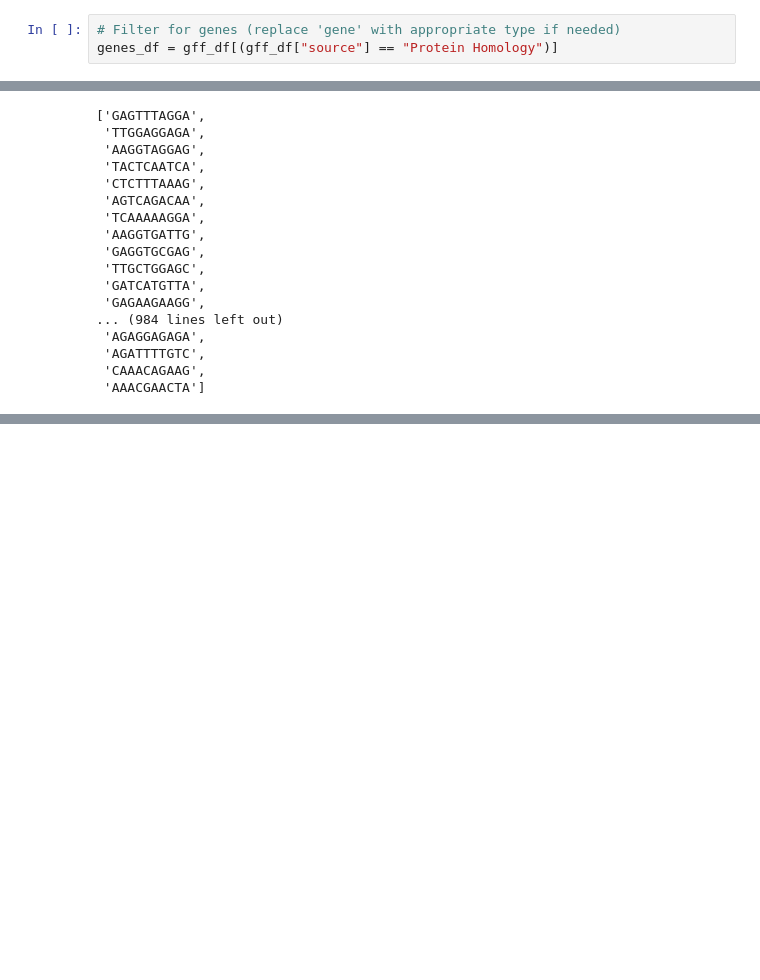
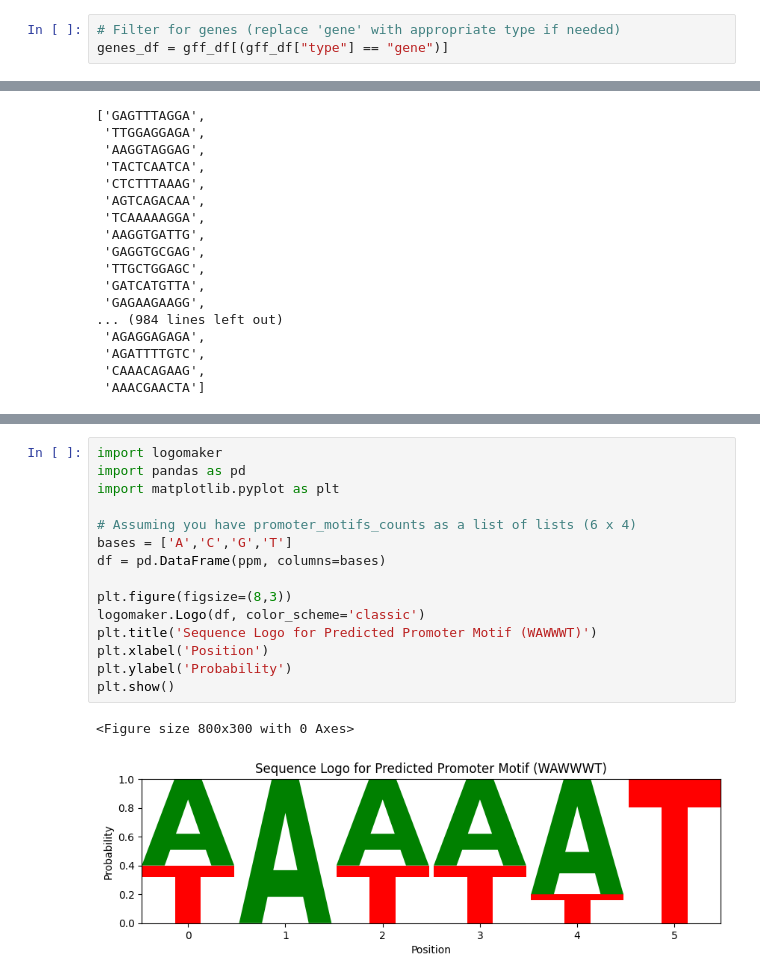
Before and after one commit to isiri01/Genomic-Signal-Processing, a Jupyter notebook: statistical_alignment.ipynb, the cells around one changed output, grey strips where cells are left out. Cells and saved outputs as stored; diff of their text form; blank space fills up the shorter version.

Commit message:
add visualization

```diff
--- a/statistical_alignment.ipynb
+++ b/statistical_alignment.ipynb
@@ -29,7 +29,7 @@ gff_df.head()
 | 4 | CP077224.1 | Protein Homology | CDS | 498 | 2324 | . | - | 0 | ID=cds-QWZ57689.1;Parent=gene-I6L... |
 # %%
 # Filter for genes (replace 'gene' with appropriate type if needed)
-genes_df = gff_df[(gff_df["source"] == "Protein Homology")]
+genes_df = gff_df[(gff_df["type"] == "gene")]
 # %%
 gff_df['source'].value_counts()
 # %% [output]
@@ -225,0 +272,18 @@ upstream_seqs_final[100:]
+# %%
+import logomaker
+import pandas as pd
+import matplotlib.pyplot as plt
+
+# Assuming you have promoter_motifs_counts as a list of lists (6 x 4)
+bases = ['A','C','G','T']
+df = pd.DataFrame(ppm, columns=bases)
+
+plt.figure(figsize=(8,3))
+logomaker.Logo(df, color_scheme='classic')
+plt.title('Sequence Logo for Predicted Promoter Motif (WAWWWT)')
+plt.xlabel('Position')
+plt.ylabel('Probability')
+plt.show()
+# %% [output]
+<Figure size 800x300 with 0 Axes>
+[figure, added]
```
Also changed, not shown: parts of 16 cells of this notebook.
